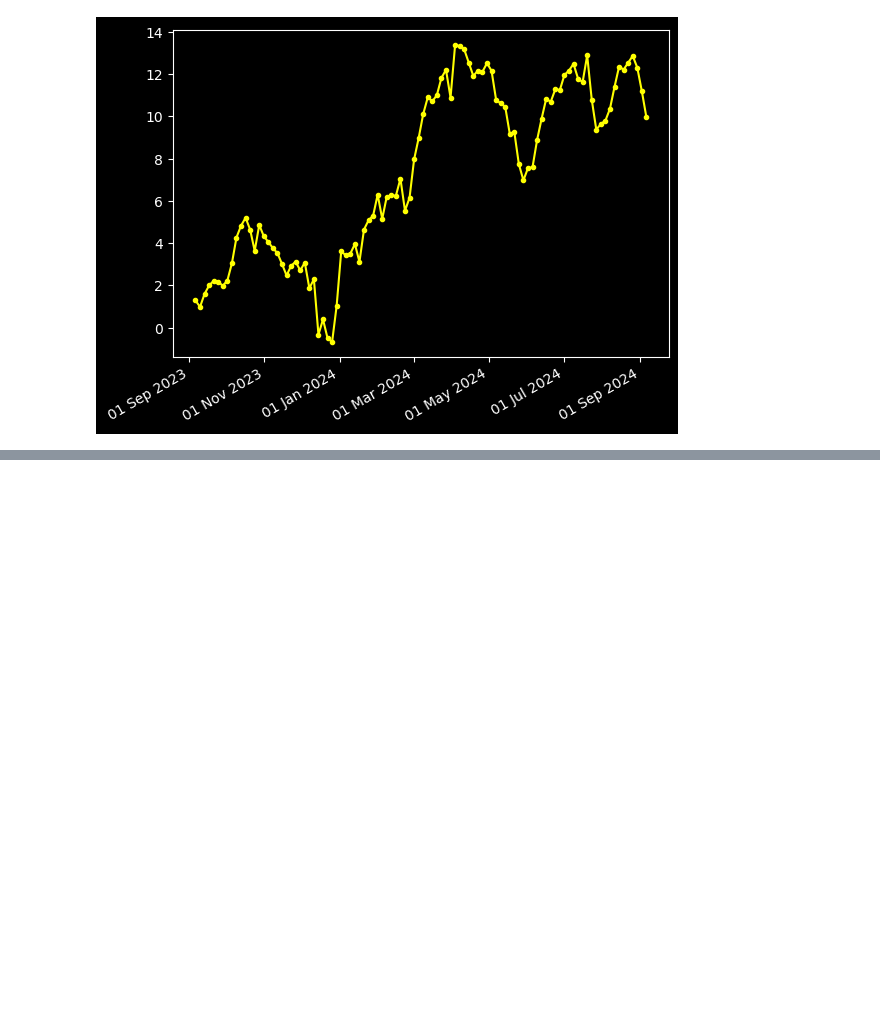
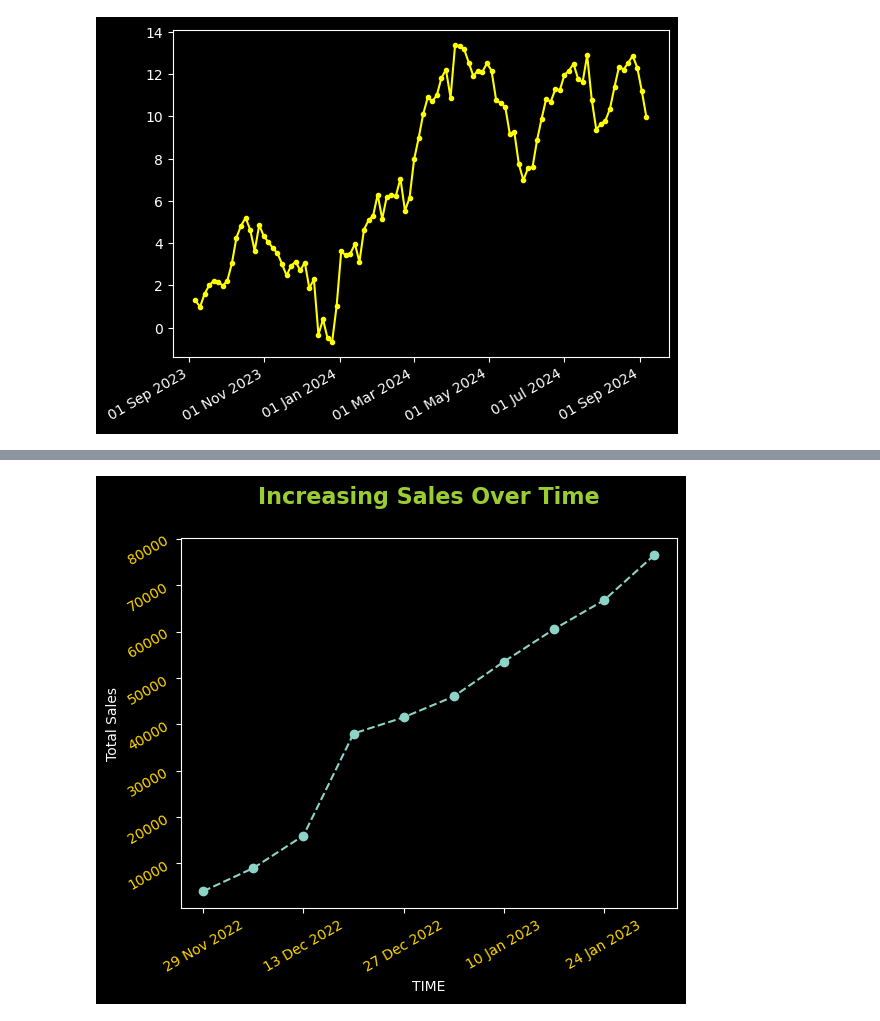
Before and after one commit to DarkDk123/ZTM-ML-Data-Science, a Jupyter notebook: 6. Matplotlib : Visualizing Data/Matplotlib_Intro.ipynb, the cells around one changed output, grey strips where cells are left out. Drawn from its saved outputs; the diff is of its cells as text; code cells hidden in the pictures; blank space fills up the shorter version.

Commit message:
Plotting Using DataFrames (2)

```diff
--- a/6. Matplotlib : Visualizing Data/Matplotlib_Intro.ipynb
+++ b/6. Matplotlib : Visualizing Data/Matplotlib_Intro.ipynb
@@ -386,0 +445,13 @@ plt.show()
+# %%
+## Now, Let's add a new column named `sale_date`.
+
+car_sales["Sale_Date"] = pd.date_range(
+    "29 November 2022",
+    freq="7D",  # Frequency of 7 days
+    periods=len(car_sales),  # Date Series of the same size as the DataFrame
+)
+
+# Format the Sale_Date column
+car_sales["Sale_Date"] = car_sales["Sale_Date"].dt.strftime('%d %b %Y')
+
+car_sales ## We got it!! The Sale_Date Column.
@@ -386,0 +470,4 @@ plt.show()
+# %%
+# Now, add a `Total_Sum` column having a cumulative sum of the `Price` column.
+car_sales["Total_Sum"] = car_sales.Price.cumsum()
+car_sales
@@ -386,0 +486,26 @@ plt.show()
+# %%
+# Let's plot the Total_Sales over time.
+ax = car_sales.plot(x="Sale_Date", y="Total_Sum", linestyle='--', marker='o')
+
+# set axis labels.
+ax.set(
+    xlabel="TIME",
+    ylabel="Total Sales"
+)
+
+# Customize Axes title.
+ax.set_title(
+    label = "Increasing Sales Over Time\n",
+    fontdict={
+        'color':'yellowgreen',
+        'size': 16,
+        'weight':'bold'
+    }
+)
+
+ax.tick_params(rotation=30, labelcolor='gold') # Rotate ticks for better representation.
+ax.get_legend().remove() # Removing the legend!
+
+plt.show()
+# %% [output]
+[figure, added]
```
Also changed, not shown: parts of 10 cells of this notebook.
